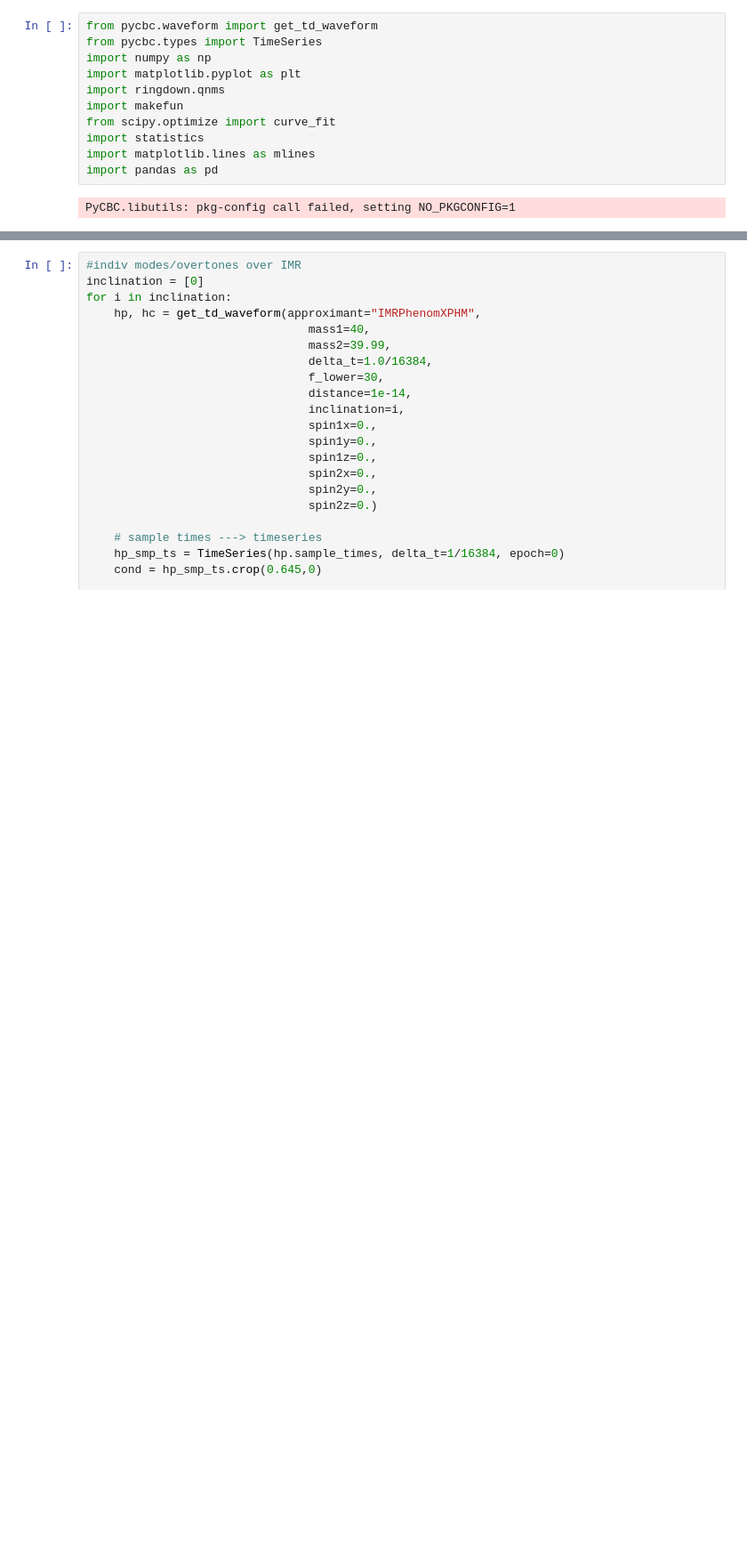
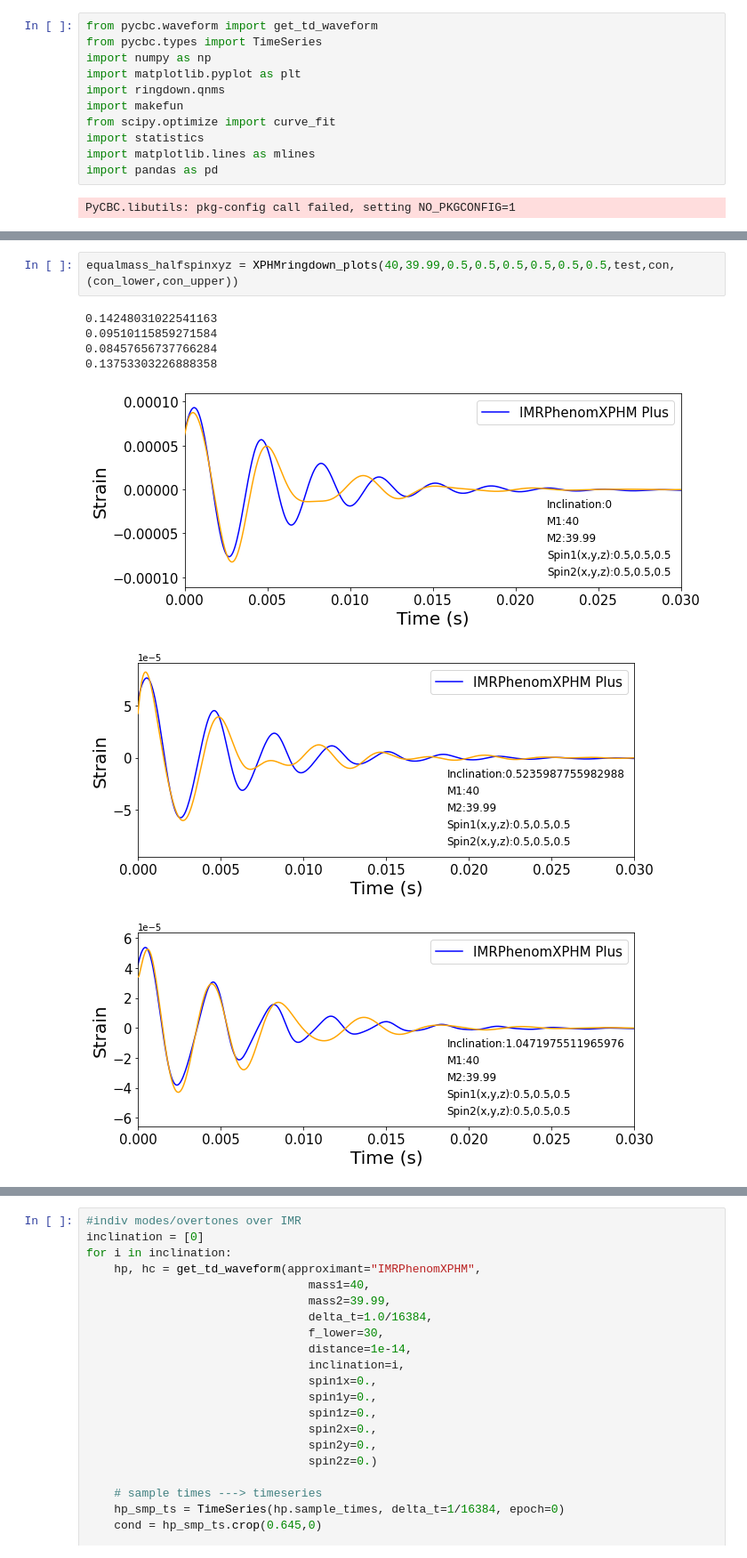
Before and after one commit to rachelmechum/ringdown_qnms, a Jupyter notebook: new_trials_allIMRmodes_2233fittingmodes.ipynb, the cells around one changed output, grey strips where cells are left out. Shown: that part at 89% size. Saved outputs shown, nothing was run; the diff lists cells and outputs as text; blank space fills up the shorter version.

```diff
--- a/new_trials_allIMRmodes_2233fittingmodes.ipynb
+++ b/new_trials_allIMRmodes_2233fittingmodes.ipynb
@@ -310,3 +312,13 @@ equalmass_zerospinz
 | 1 | 94.973530 | 0.400034 | 0.000147 | 6.282046 | 0.000787 | 3.979601 | 0.000729 | 1.075223 | 0.000025 | 2.310228 | 0.000039 | ... |
 | 2 | 94.998911 | 0.400000 | 0.000099 | 0.114480 | 0.000560 | 4.030113 | 0.000522 | 1.115302 | 0.000014 | 2.249064 | 0.000030 | ... |
 | 3 | 61.418854 | 0.476618 | 0.000094 | 2.067095 | 0.000281 | 5.563750 | 0.000385 | 4.074021 | 0.000022 | 3.969874 | 0.000205 | ... |
+# %%
+equalmass_halfspinxyz = XPHMringdown_plots(40,39.99,0.5,0.5,0.5,0.5,0.5,0.5,test,con,(con_lower,con_upper))
+# %% [output]
+0.14248031022541163
+0.09510115859271584
+0.08457656737766284
+0.13753303226888358
+[figure, added]
+[figure, added]
+[figure, added]
```
Also changed, not shown: parts of 5 cells of this notebook.
